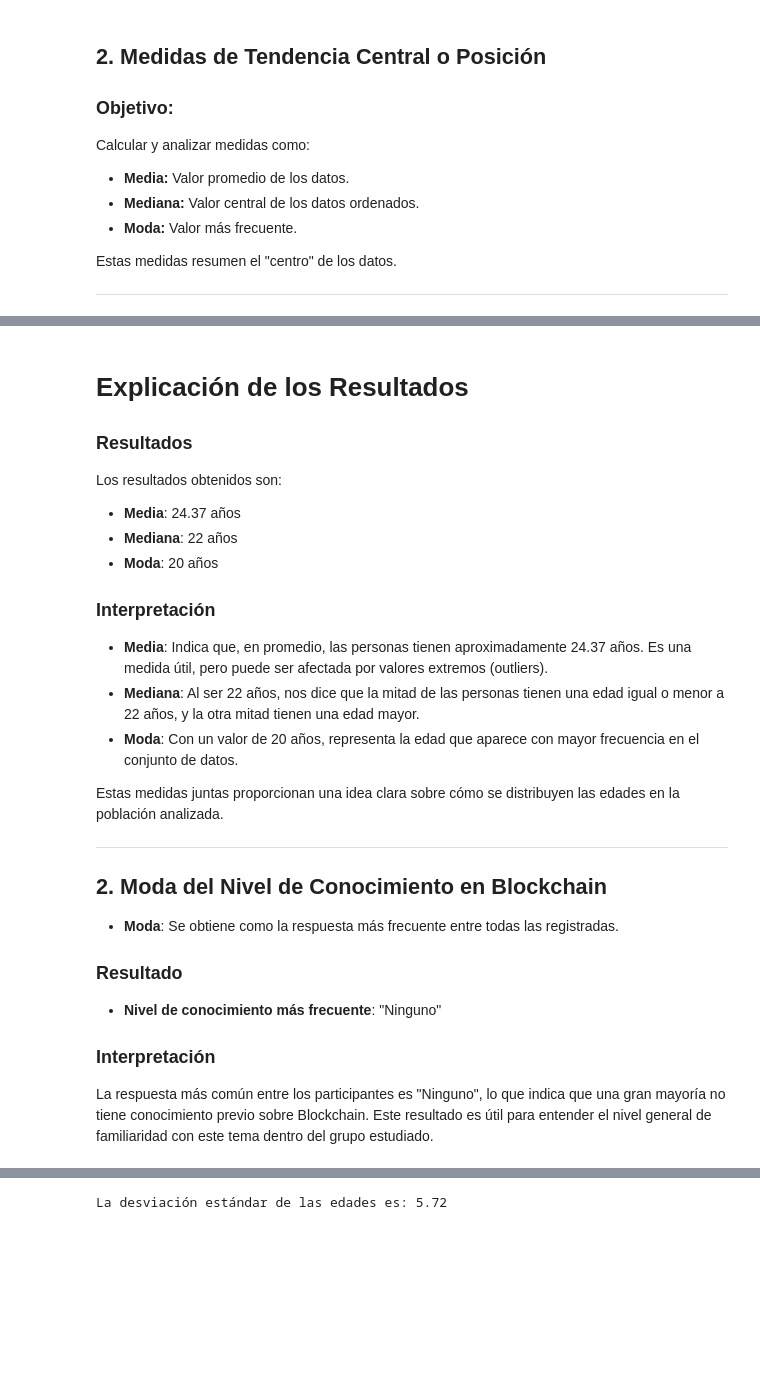
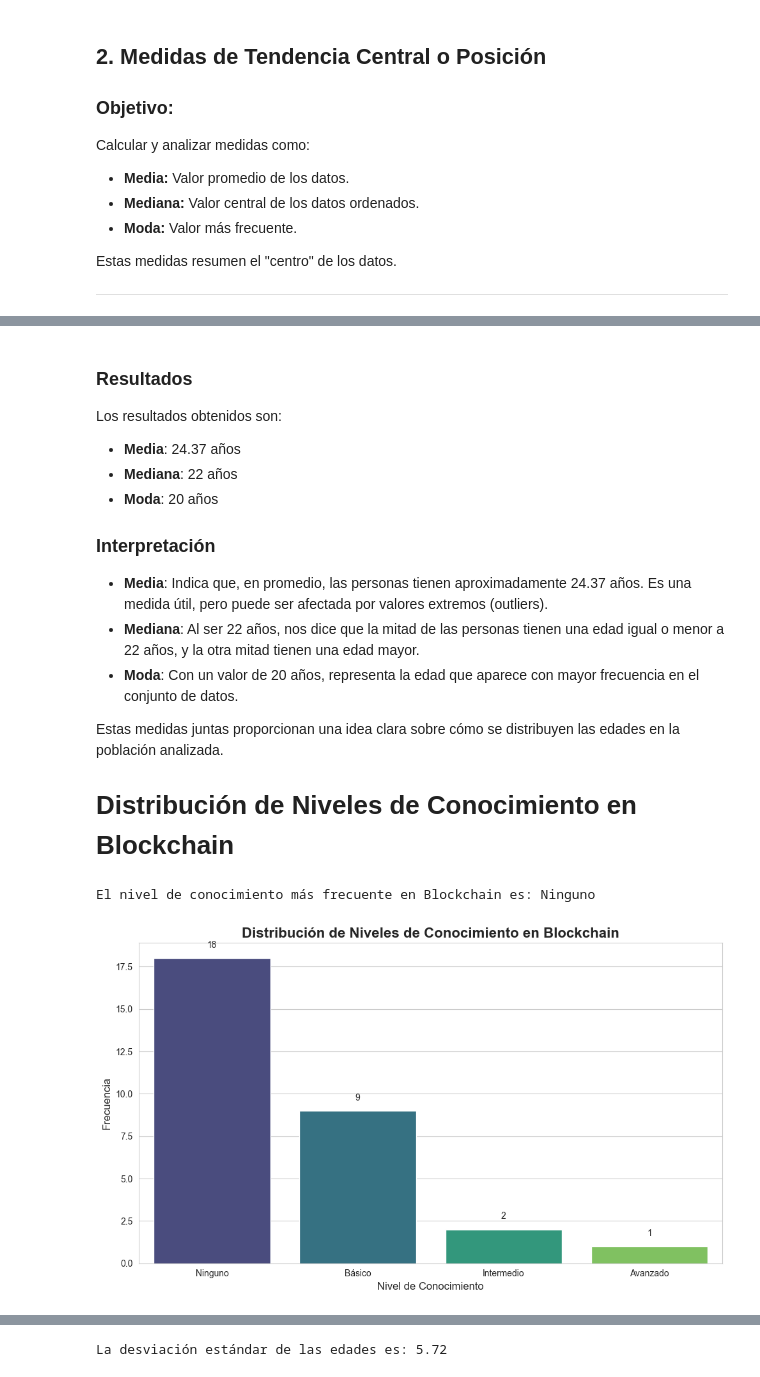
Before and after one commit to IrvinngB/Examen-Estadistica, a Jupyter notebook: Estadistica.ipynb, the cells around one changed output, grey strips where cells are left out. Saved outputs shown, nothing was run; the diff lists cells and outputs as text; code cells hidden in the pictures; blank space fills up the shorter version.

```diff
--- a/Estadistica.ipynb
+++ b/Estadistica.ipynb
@@ -137,7 +135,4 @@ El nivel de conocimiento más frecuente en Blockchain es: Ninguno
 # %% [markdown]
-# Explicación de los Resultados
-
-
 ### Resultados
 Los resultados obtenidos son:
 - **Media**: 24.37 años
@@ -151,14 +146,29 @@ Los resultados obtenidos son:
 
 Estas medidas juntas proporcionan una idea clara sobre cómo se distribuyen las edades en la población analizada.
 
----
-
-## 2. Moda del Nivel de Conocimiento en Blockchain
-
-- **Moda**: Se obtiene como la respuesta más frecuente entre todas las registradas.
-
-### Resultado
-- **Nivel de conocimiento más frecuente**: "Ninguno"
-
-### Interpretación
-La respuesta más común entre los participantes es "Ninguno", lo que indica que una gran mayoría no tiene conocimiento previo sobre Blockchain. Este resultado es útil para entender el nivel general de familiaridad con este tema dentro del grupo estudiado.
+# Distribución de Niveles de Conocimiento en Blockchain
+# %%
+# Calcular moda del conocimiento en Blockchain
+mode_blockchain = df['¿Cuál es tu nivel de conocimiento sobre Blockchain? '].mode()[0]
+
+# Mostrar resultados
+print(f"El nivel de conocimiento más frecuente en Blockchain es: {mode_blockchain}")
+# Contar los niveles de conocimiento en Blockchain
+knowledge_counts = df['¿Cuál es tu nivel de conocimiento sobre Blockchain? '].value_counts()
+
+# Gráfico de barras
+plt.figure(figsize=(10, 6))
+sns.barplot(x=knowledge_counts.index, y=knowledge_counts.values, hue=knowledge_counts.index, palette='viridis', dodge=False, legend=False)
+plt.title("Distribución de Niveles de Conocimiento en Blockchain", fontsize=16, weight='bold')
+plt.xlabel("Nivel de Conocimiento", fontsize=12)
+plt.ylabel("Frecuencia", fontsize=12)
+
+# Añadir anotaciones en las barras
+for i in range(len(knowledge_counts)):
+	plt.text(i, knowledge_counts.values[i] + 0.5, str(knowledge_counts.values[i]), ha='center', va='bottom')
+
+plt.tight_layout()
+plt.show()
+# %% [output]
+El nivel de conocimiento más frecuente en Blockchain es: Ninguno
+[figure, added]
```
Also changed, not shown: parts of 12 cells of this notebook, 3 other files.
